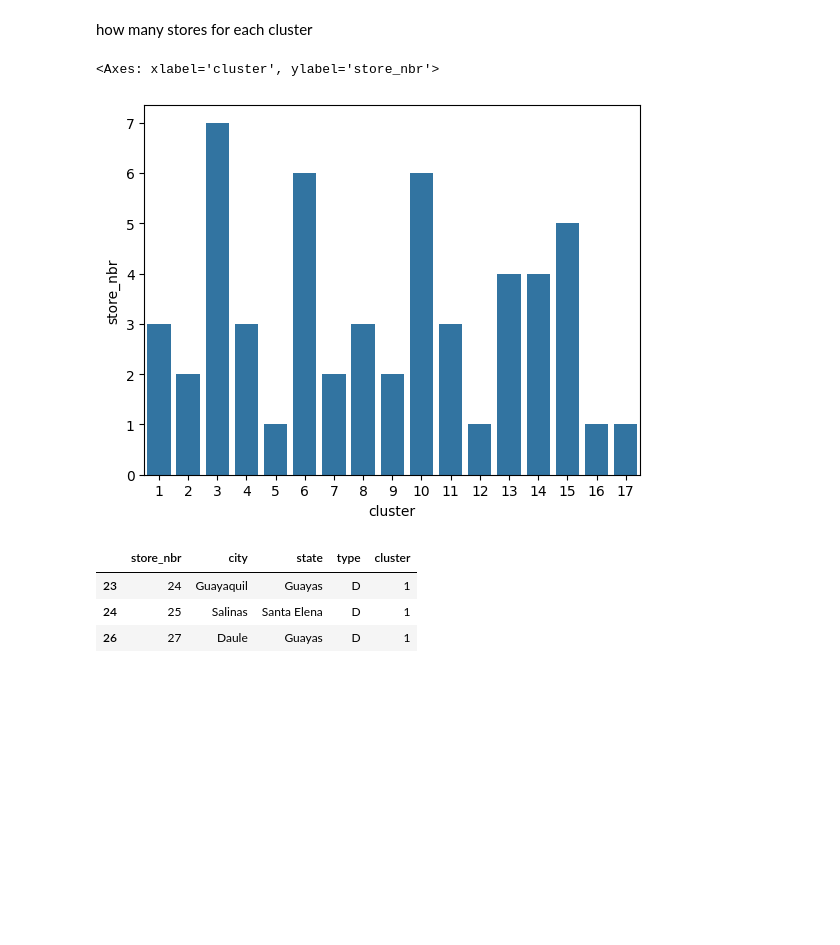
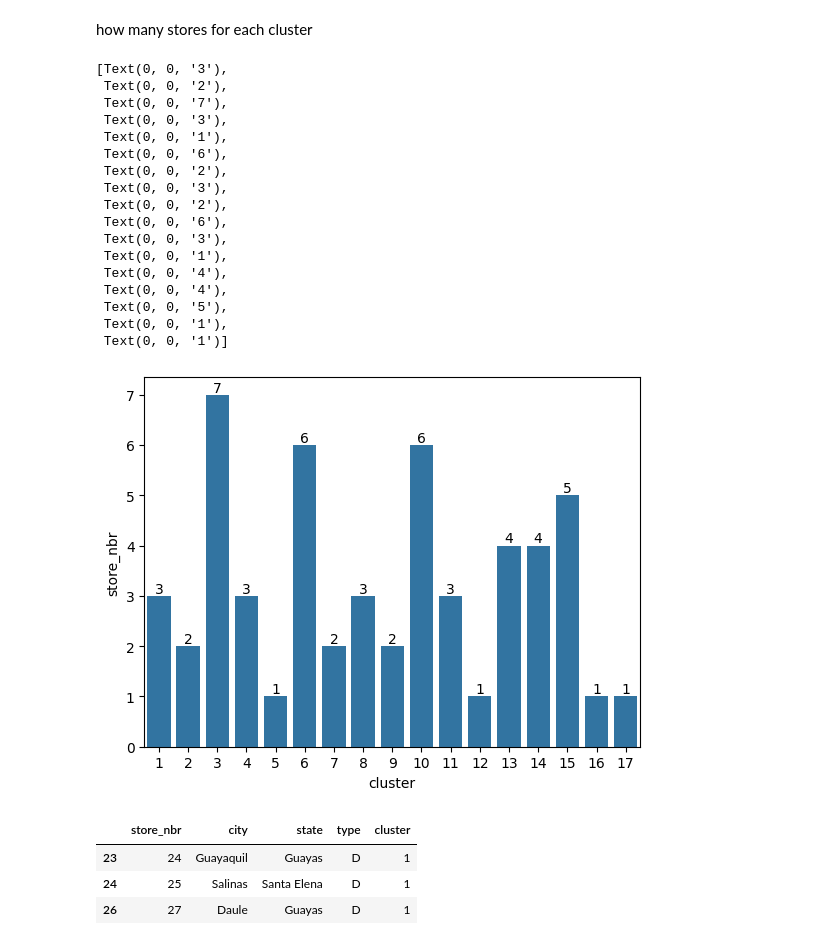
Before and after one commit to acies-udaykiran-rachamsetty/Capstone-Project, a Jupyter notebook: Notebooks/EDA.ipynb, the cells around one changed output. Drawn from its saved outputs; the diff is of its cells as text; code cells hidden in the pictures; blank space fills up the shorter version.

```diff
--- a/Notebooks/EDA.ipynb
+++ b/Notebooks/EDA.ipynb
@@ -368,10 +376,27 @@ sns.barplot(data = each_type , x = 'type',y = 'store_nbr')
 how many stores for each cluster
 # %%
 each_cluster = stores.groupby(['cluster'])['store_nbr'].count().reset_index()
-sns.barplot(data = each_cluster, x = 'cluster',y = 'store_nbr')
+ax = sns.barplot(data = each_cluster, x = 'cluster',y = 'store_nbr')
+ax.bar_label(ax.containers[0])
 # %% [output]
-<Axes: xlabel='cluster', ylabel='store_nbr'>
+[Text(0, 0, '3'),
+ Text(0, 0, '2'),
+ Text(0, 0, '7'),
+ Text(0, 0, '3'),
+ Text(0, 0, '1'),
+ Text(0, 0, '6'),
+ Text(0, 0, '2'),
+ Text(0, 0, '3'),
+ Text(0, 0, '2'),
+ Text(0, 0, '6'),
+ Text(0, 0, '3'),
+ Text(0, 0, '1'),
+ Text(0, 0, '4'),
+ Text(0, 0, '4'),
+ Text(0, 0, '5'),
+ Text(0, 0, '1'),
+ Text(0, 0, '1')]
-[figure, old version]
+[figure, new version]
 # %%
 cluster = list(stores['cluster'].unique())
 cluster.sort()
```
Also changed, not shown: parts of 9 cells of this notebook.
